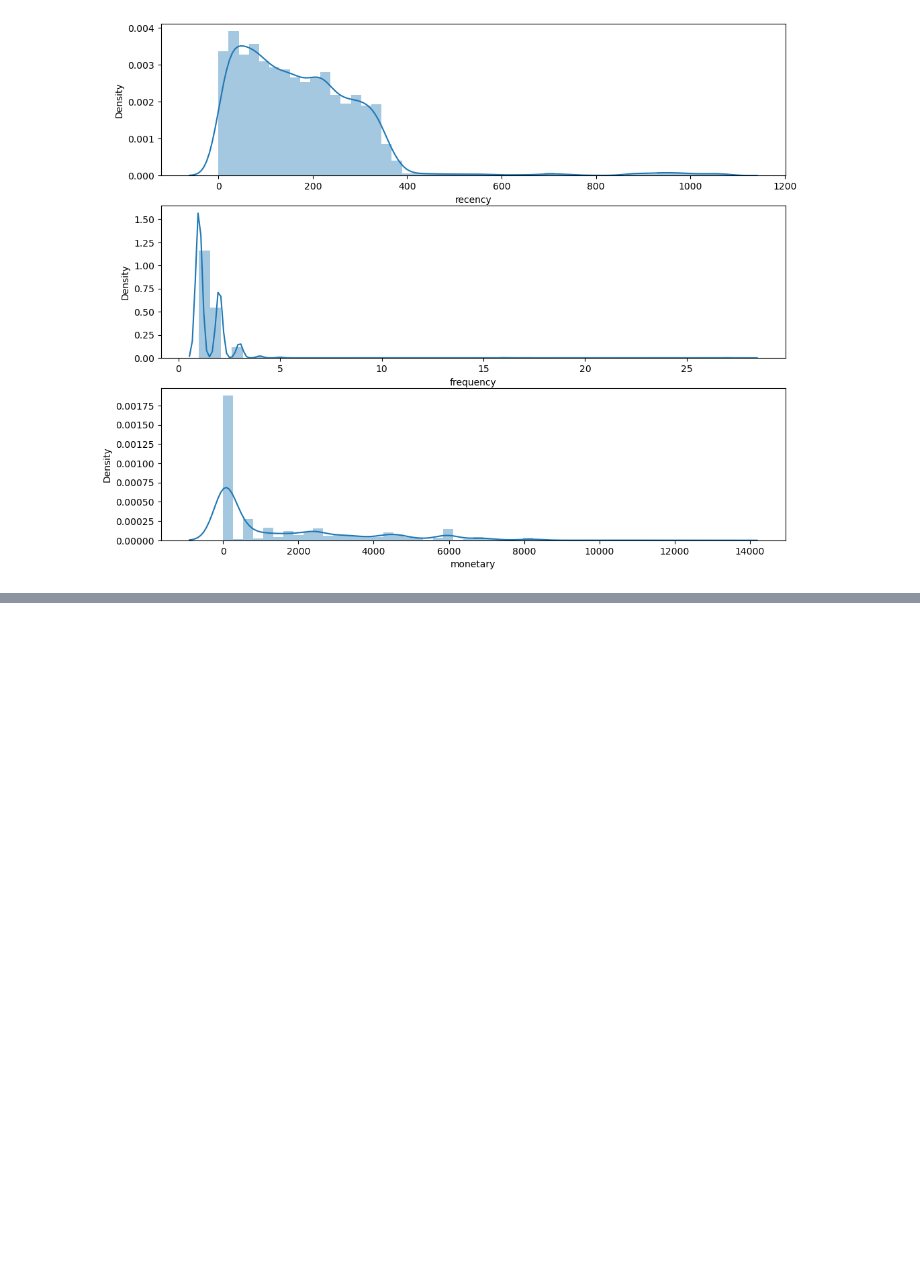
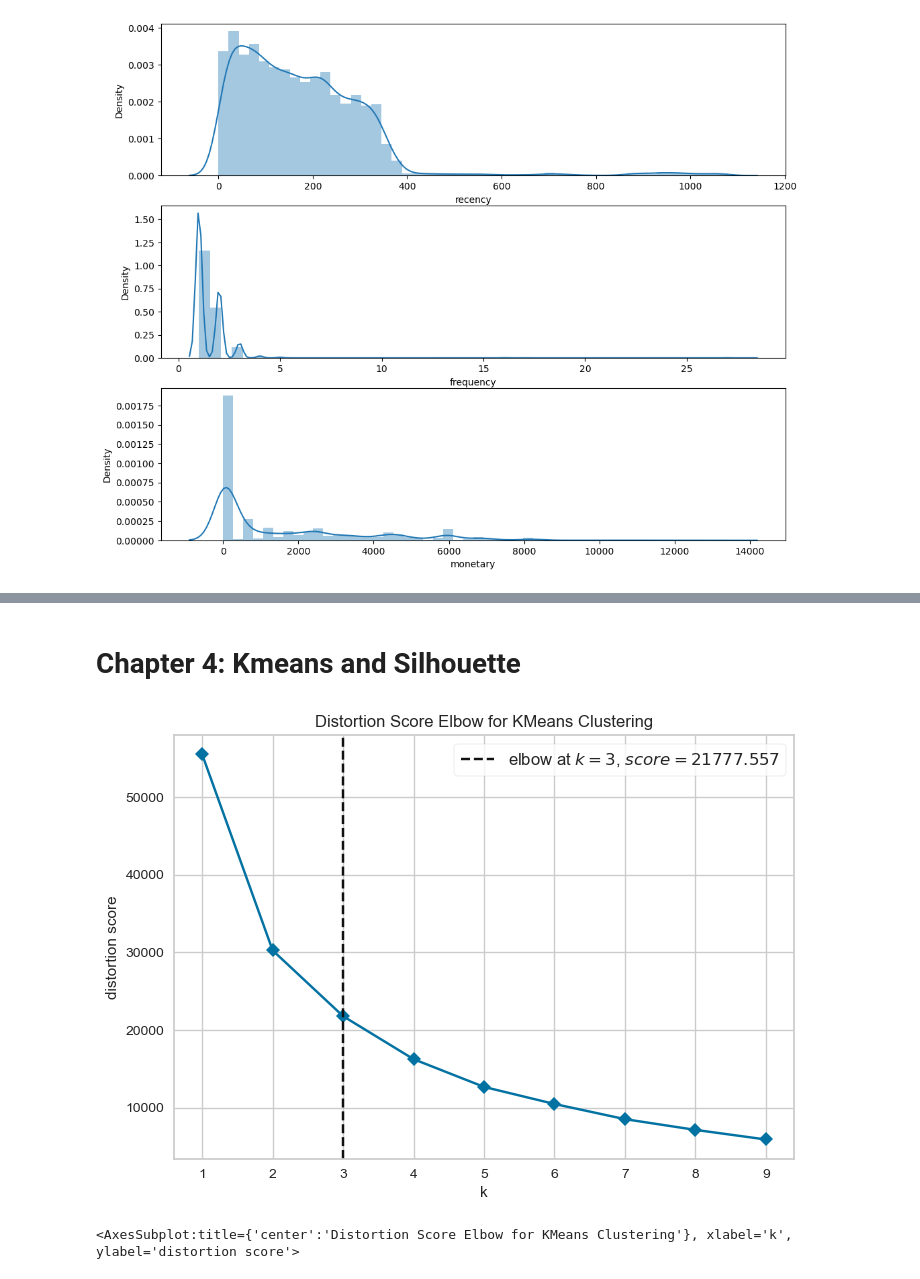
Before and after one commit to Tamuonanthit/FinalProject__231PP0802_Group4, a Jupyter notebook: RFM copy.ipynb, the cells around one changed output, grey strips where cells are left out. Saved outputs shown, nothing was run; the diff lists cells and outputs as text; code cells hidden in the pictures; blank space fills up the shorter version.

```diff
--- a/RFM copy.ipynb
+++ b/RFM copy.ipynb
@@ -676,0 +676,15 @@ analyze_skewness1('sum_sales_of_country')
+# %%
+rfm_final = pd.DataFrame()
+rfm_final['recency'] = stats.boxcox(rfm['recency'])[0]
+rfm_final['frequency'] = stats.boxcox(rfm['frequency'])[0]
+rfm_final['monetary'] = pd.Series(np.cbrt(rfm['monetary'])).values
+rfm_final
+
+std_scaler = StandardScaler()
+df = rfm_final.copy()
+std_scaler.fit(df)
+df_scaled = std_scaler.transform(df)
+df_scaled = pd.DataFrame(df_scaled, columns = df.columns)
+
+
+df_scaled
@@ -676,0 +705,10 @@ analyze_skewness1('sum_sales_of_country')
+# %% [markdown]
+# Chapter 4: Kmeans and Silhouette
+# %%
+model = KMeans()
+visualizer = KElbowVisualizer(model, k=(1,10), timings= False)
+visualizer.fit(df_scaled)
+visualizer.show()
+# %% [output]
+[figure, added]
+<AxesSubplot:title={'center':'Distortion Score Elbow for KMeans Clustering'}, xlabel='k', ylabel='distortion score'>
```
Also changed, not shown: parts of 12 cells of this notebook.
